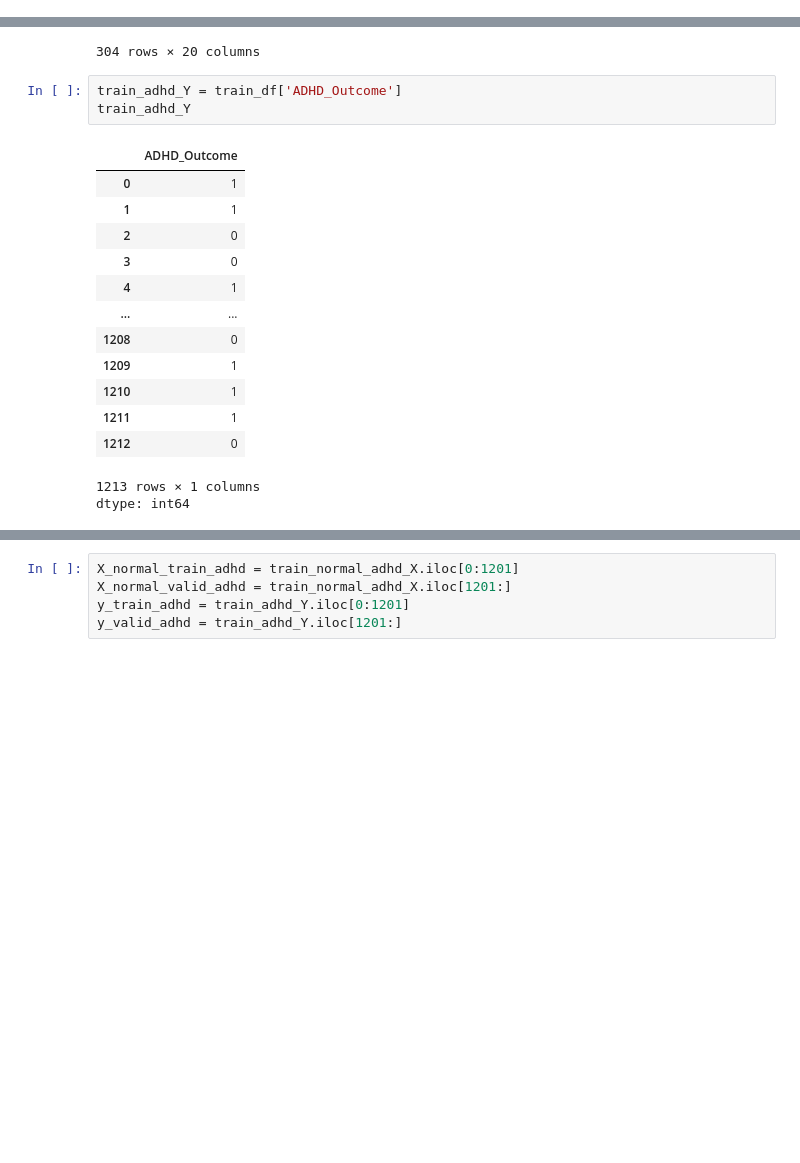
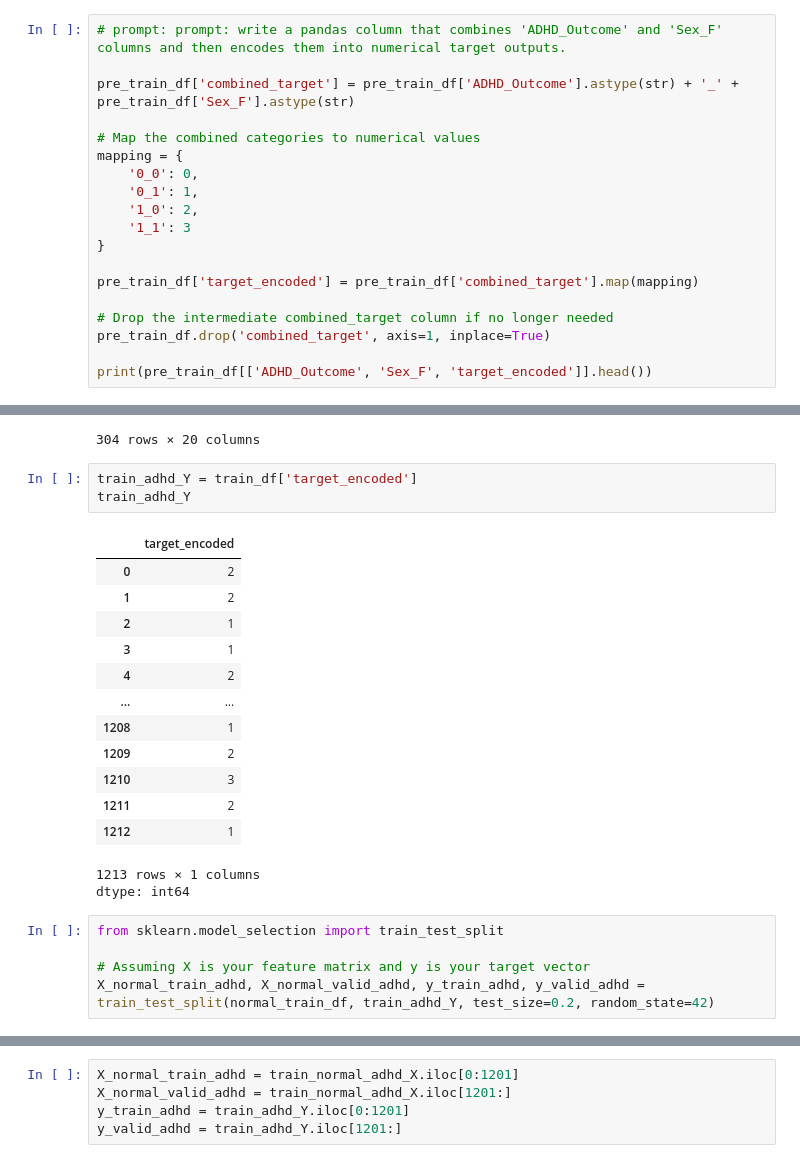
Before and after one commit to AngC1998/WiDS-Datathon-2025, a Jupyter notebook: WiDS_Datathon_2025.ipynb, the cells around one changed output, grey strips where cells are left out. Cells and saved outputs as stored; diff of their text form; blank space fills up the shorter version.

```diff
--- a/WiDS_Datathon_2025.ipynb
+++ b/WiDS_Datathon_2025.ipynb
@@ -898,0 +913,19 @@ pre_train_df
+# %%
+# prompt: prompt: write a pandas column that combines 'ADHD_Outcome' and 'Sex_F' columns and then encodes them into numerical target outputs.
+
+pre_train_df['combined_target'] = pre_train_df['ADHD_Outcome'].astype(str) + '_' + pre_train_df['Sex_F'].astype(str)
+
+# Map the combined categories to numerical values
+mapping = {
+    '0_0': 0,
+    '0_1': 1,
+    '1_0': 2,
+    '1_1': 3
+}
+
+pre_train_df['target_encoded'] = pre_train_df['combined_target'].map(mapping)
+
+# Drop the intermediate combined_target column if no longer needed
+pre_train_df.drop('combined_target', axis=1, inplace=True)
+
+print(pre_train_df[['ADHD_Outcome', 'Sex_F', 'target_encoded']].head())
@@ -1323,20 +1403,25 @@ test_normal_adhd_X
 | 303 | 0.4 | 0.20 | 0.117647 | 0.3 | ... |
 304 rows × 20 columns
 # %%
-train_adhd_Y = train_df['ADHD_Outcome']
+train_adhd_Y = train_df['target_encoded']
 train_adhd_Y
 # %% [output]
-|  | ADHD_Outcome |
-| 0 | 1 |
-| 1 | 1 |
-| 2 | 0 |
-| 3 | 0 |
-| 4 | 1 |
+|  | target_encoded |
+| 0 | 2 |
+| 1 | 2 |
+| 2 | 1 |
+| 3 | 1 |
+| 4 | 2 |
 | ... | ... |
-| 1208 | 0 |
-| 1209 | 1 |
-| 1210 | 1 |
-| 1211 | 1 |
-| 1212 | 0 |
+| 1208 | 1 |
+| 1209 | 2 |
+| 1210 | 3 |
+| 1211 | 2 |
+| 1212 | 1 |
 1213 rows × 1 columns
 dtype: int64
+# %%
+from sklearn.model_selection import train_test_split
+
+# Assuming X is your feature matrix and y is your target vector
+X_normal_train_adhd, X_normal_valid_adhd, y_train_adhd, y_valid_adhd = train_test_split(normal_train_df, train_adhd_Y, test_size=0.2, random_state=42)
```
Also changed, not shown: parts of 32 cells of this notebook.
